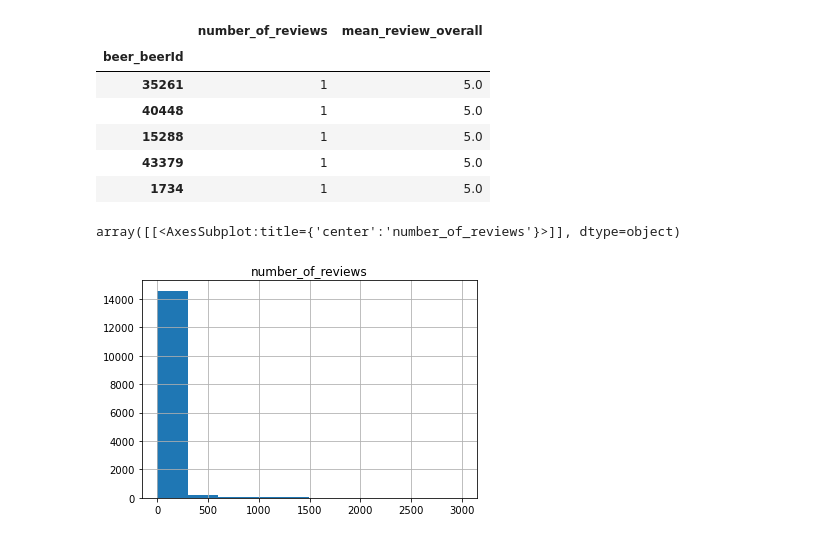
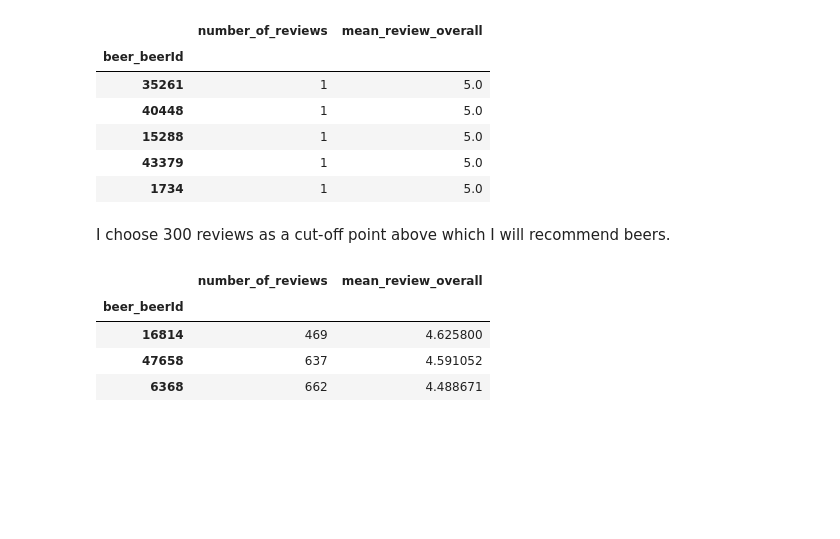
Before and after one commit to tugceturkkal/Data-Projects, a Jupyter notebook: Beer Data Analysis.ipynb, the cells around one changed output. Drawn from its saved outputs; the diff is of its cells as text; code cells hidden in the pictures; blank space fills up the shorter version.

```diff
--- a/Beer Data Analysis.ipynb
+++ b/Beer Data Analysis.ipynb
@@ -278,8 +277,13 @@ data_question_4.head(5)
 | 15288 | 1 | 5.0 |
 | 43379 | 1 | 5.0 |
 | 1734 | 1 | 5.0 |
-# %%
-data_question_4.hist(column = 'number_of_reviews')
-# %% [output]
-array([[<AxesSubplot:title={'center':'number_of_reviews'}>]], dtype=object)
-[figure, removed]
+# %% [markdown]
+I choose 300 reviews as a cut-off point above which I will recommend beers.
+# %%
+data_question_4[data_question_4['number_of_reviews'] > 300].head(3)
+# %% [output]
+|  | number_of_reviews | mean_review_overall |
+| beer_beerId |  |  |
+| 16814 | 469 | 4.625800 |
+| 47658 | 637 | 4.591052 |
+| 6368 | 662 | 4.488671 |
```
Also changed, not shown: parts of 4 cells of this notebook.
